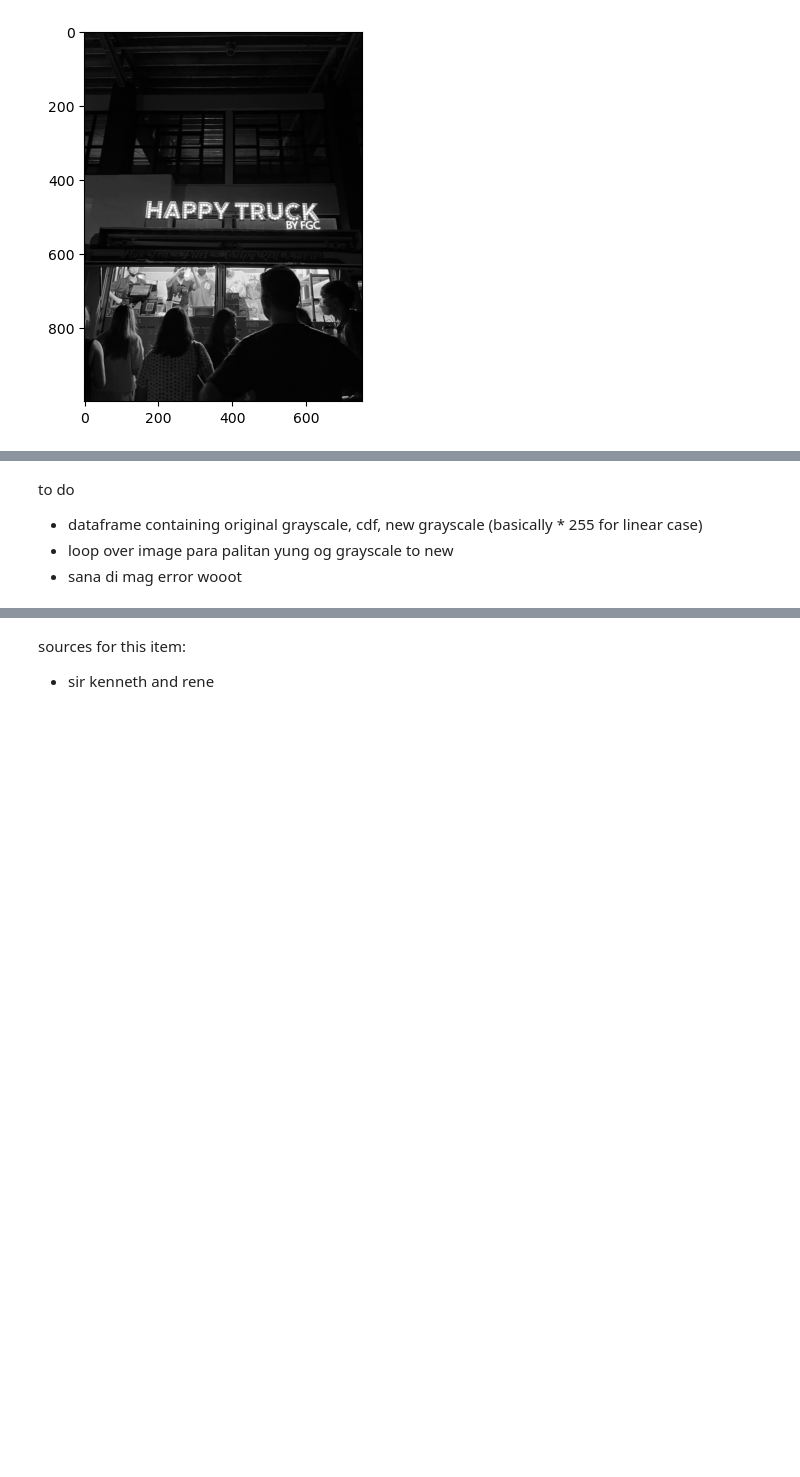
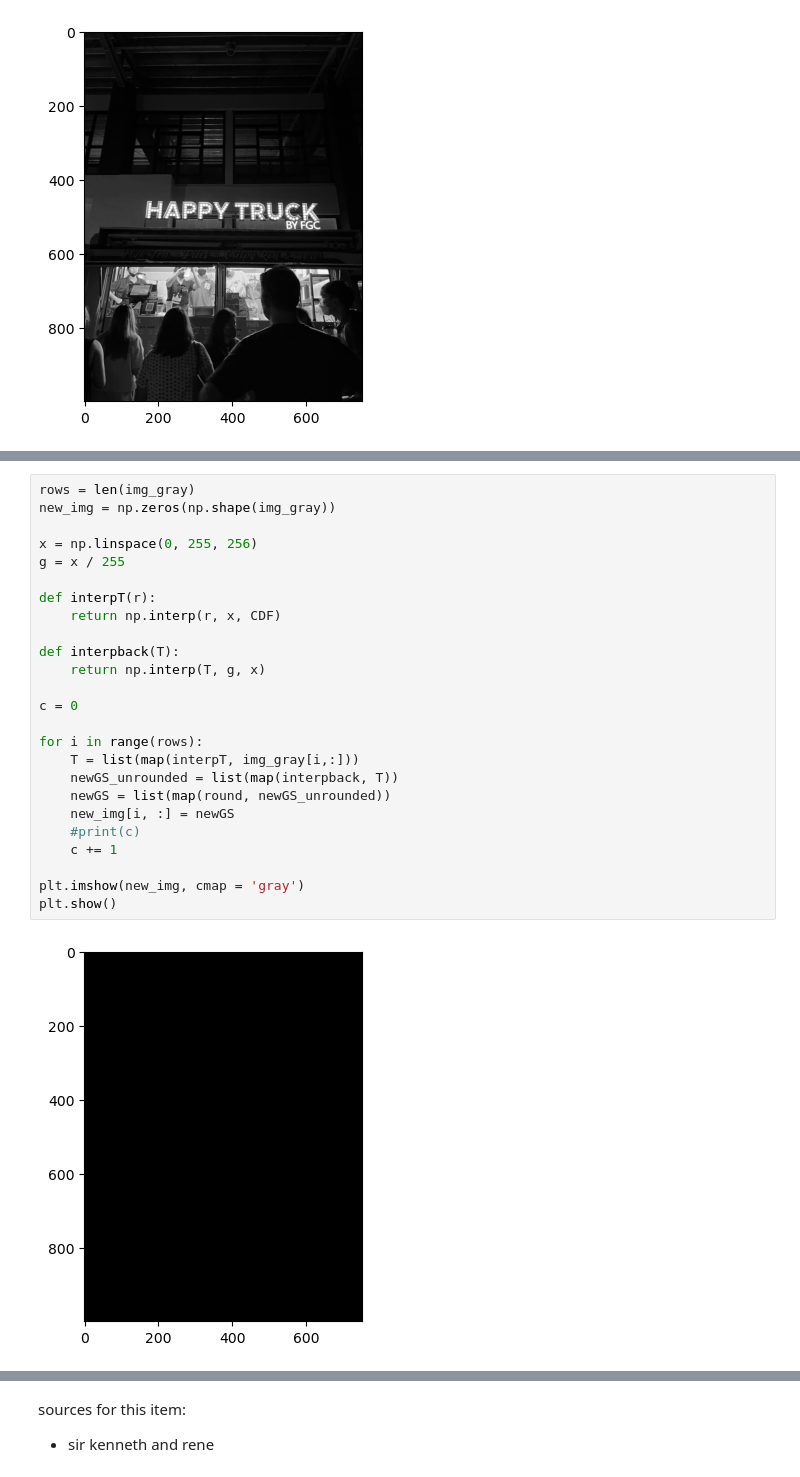
Before and after one commit to franczine/BS_2023_AppliedPhysics157, a Jupyter notebook: Activity 1/AP_157_Act1.ipynb, the cells around one changed output, grey strips where cells are left out. Drawn from its saved outputs; the diff is of its cells as text; blank space fills up the shorter version.

```diff
--- a/Activity 1/AP_157_Act1.ipynb
+++ b/Activity 1/AP_157_Act1.ipynb
@@ -273,8 +288,30 @@ axes[1].set_title('CDF')
 plt.show()
 # %% [output]
 [figure]
-# %% [markdown]
-to do
-- dataframe containing original grayscale, cdf, new grayscale (basically * 255 for linear case)
-- loop over image para palitan yung og grayscale to new
-- sana di mag error wooot
+# %%
+rows = len(img_gray)
+new_img = np.zeros(np.shape(img_gray))
+
+x = np.linspace(0, 255, 256)
+g = x / 255
+
+def interpT(r):
+    return np.interp(r, x, CDF)
+
+def interpback(T):
+    return np.interp(T, g, x)
+
+c = 0
+
+for i in range(rows):
+    T = list(map(interpT, img_gray[i,:]))
+    newGS_unrounded = list(map(interpback, T))
+    newGS = list(map(round, newGS_unrounded))
+    new_img[i, :] = newGS
+    #print(c)
+    c += 1
+
+plt.imshow(new_img, cmap = 'gray')
+plt.show()
+# %% [output]
+[figure, added]
```
Also changed, not shown: parts of 29 cells of this notebook, 3 other files.
